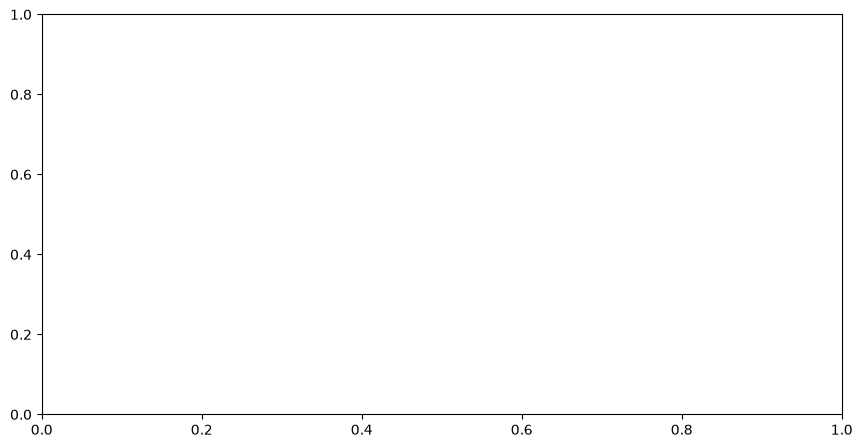
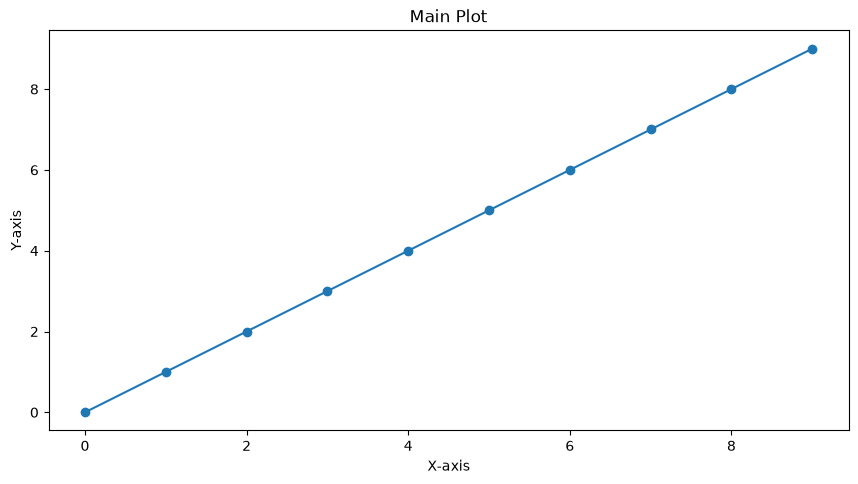
Unified diff of the notebook cell whose output changed from the first chart to the second:
--- before
+++ after
@@ -1,7 +1,7 @@
 import matplotlib.pyplot as plt
+import numpy as np
 
 fig = plt.figure(figsize=(10, 5))
 ax1 = fig.add_axes([0.1, 0.1, 0.8, 0.8])  # [left, bottom, width, height]
-x = np.arange(10)
 ax1.plot(x, 'o-')
 ax1.set_xlabel('X-axis')
@@ -9,3 +9,3 @@
 ax1.set_title('Main Plot')
 plt.show()
-fig.savefig('my_figure.png')
+fig.savefig('my_figure.pdf')  # Save the figure as a PDF file

Commit: pdf save